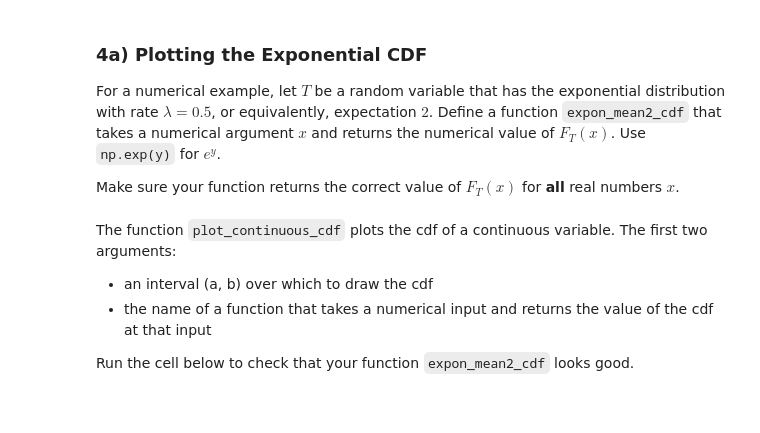
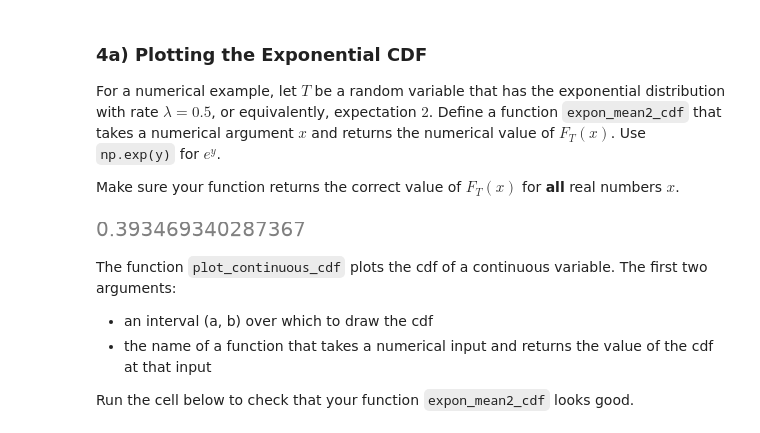
Before and after one commit to dk363/data140, a Jupyter notebook: lab/Lab_06.ipynb, the cells around one changed output. Cells and saved outputs as stored; diff of their text form; code cells hidden in the pictures; blank space fills up the shorter version.

```diff
--- a/lab/Lab_06.ipynb
+++ b/lab/Lab_06.ipynb
@@ -845,7 +846,14 @@ Make sure your function returns the correct value of $F_T(x)$ for **all** real n
 lamb = 0.5
 
 def expon_mean2_cdf(x):
-    ...
+    if x < 0:
+        return 0
+
+    return 1 - np.exp(-lamb*x)
+# %%
+expon_mean2_cdf(1)
+# %% [output]
+[figure, added]
 # %% [markdown]
 The function `plot_continuous_cdf` plots the cdf of a continuous variable. The first two arguments:
 - an interval (a, b) over which to draw the cdf
```
Also changed, not shown: parts of 53 cells of this notebook, 1 other file.
